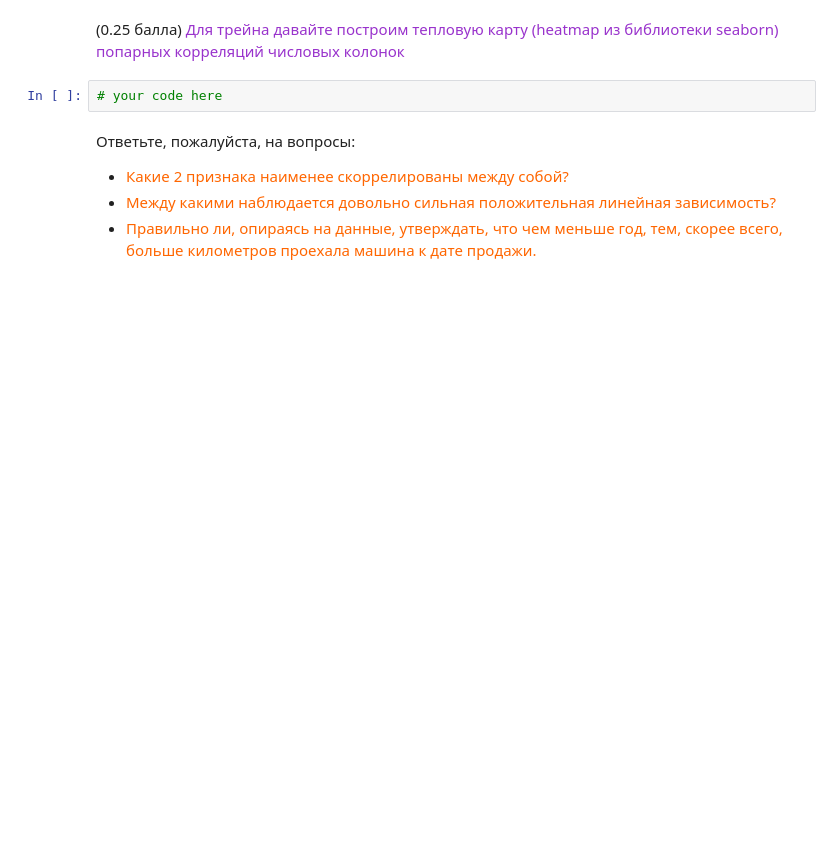
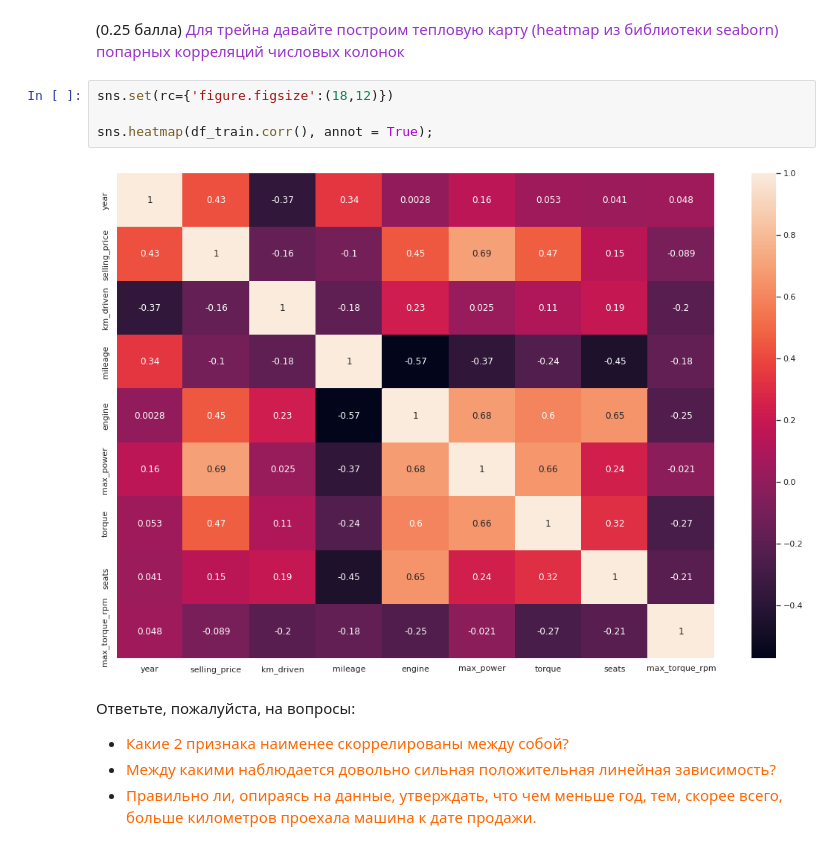
Before and after one commit to Kulikov17/MLDS_ML, a Jupyter notebook: HW1/HW1_Regression_with_inference.ipynb, the cells around one changed output. Saved outputs shown, nothing was run; the diff lists cells and outputs as text; blank space fills up the shorter version.

```diff
--- a/HW1/HW1_Regression_with_inference.ipynb
+++ b/HW1/HW1_Regression_with_inference.ipynb
@@ -538,7 +549,11 @@ sns.pairplot(df_train.select_dtypes(exclude=['object']));
 # %% [markdown]
 (0.25 балла) <font color='#9933CC'>Для трейна давайте построим тепловую карту (heatmap из библиотеки seaborn) попарных корреляций числовых колонок</font>
-# %%
-# your code here
+# %%
+sns.set(rc={'figure.figsize':(18,12)})
+
+sns.heatmap(df_train.corr(), annot = True);
+# %% [output]
+[figure, added]
 # %% [markdown]
 Ответьте, пожалуйста, на вопросы:
 * <font color='#FF6600'>Какие 2 признака наименее скоррелированы между собой?</font>
```
Also changed, not shown: parts of 24 cells of this notebook.
